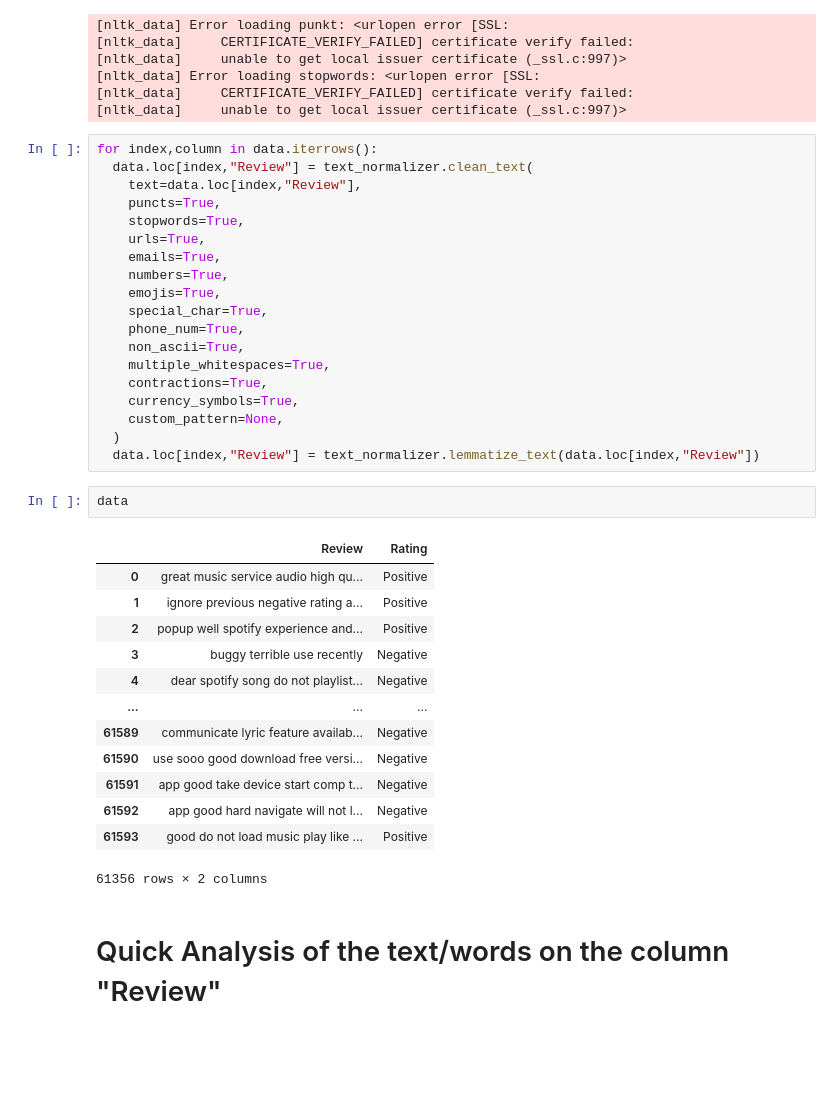
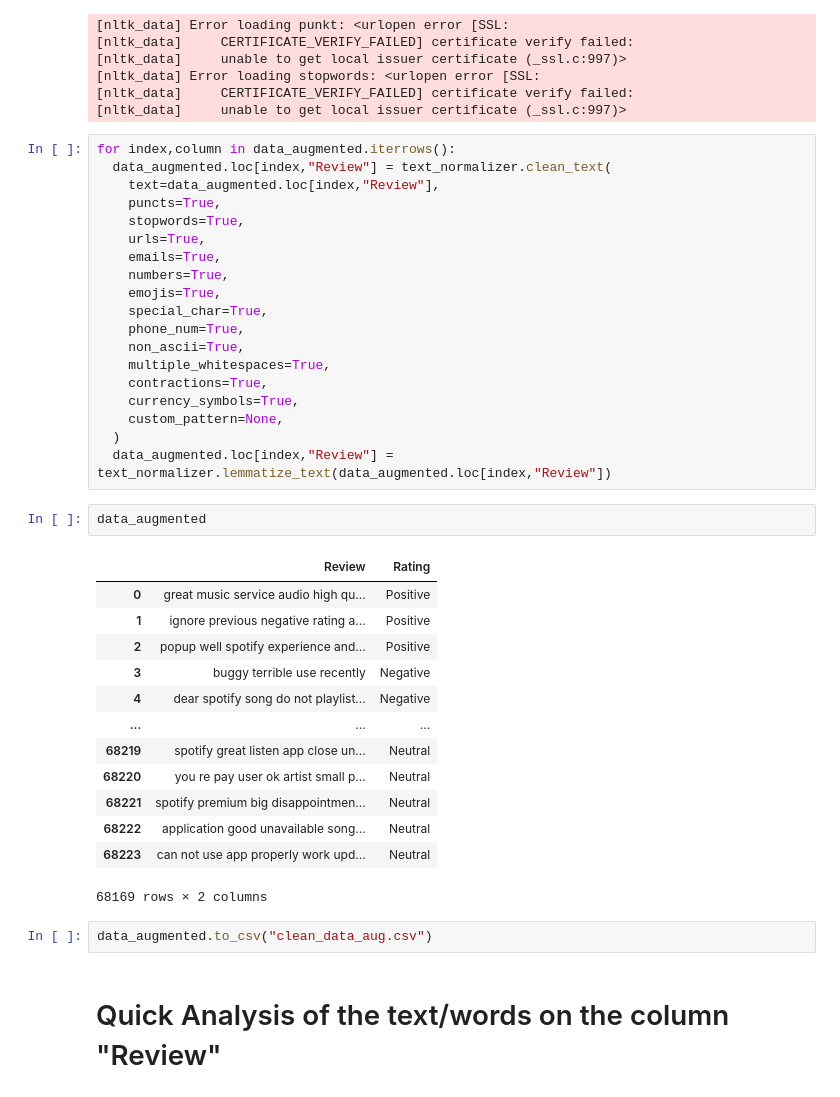
Before and after one commit to santiagoromero20/SentimentAnalysisApp-NLP-MCC, a Jupyter notebook: EDA.ipynb, the cells around one changed output. Saved outputs shown, nothing was run; the diff lists cells and outputs as text; blank space fills up the shorter version.

```diff
--- a/EDA.ipynb
+++ b/EDA.ipynb
@@ -354,9 +354,9 @@ import text_normalizer
 [nltk_data]     CERTIFICATE_VERIFY_FAILED] certificate verify failed:
 [nltk_data]     unable to get local issuer certificate (_ssl.c:997)>
 # %%
-for index,column in data.iterrows():
-  data.loc[index,"Review"] = text_normalizer.clean_text(
-    text=data.loc[index,"Review"],
+for index,column in data_augmented.iterrows():
+  data_augmented.loc[index,"Review"] = text_normalizer.clean_text(
+    text=data_augmented.loc[index,"Review"],
     puncts=True,
     stopwords=True,
     urls=True,
@@ -371,23 +371,25 @@ for index,column in data.iterrows():
     currency_symbols=True,
     custom_pattern=None,
   )
-  data.loc[index,"Review"] = text_normalizer.lemmatize_text(data.loc[index,"Review"])
+  data_augmented.loc[index,"Review"] = text_normalizer.lemmatize_text(data_augmented.loc[index,"Review"])
-# %%
-data
-# %% [output]
-|  | Review | Rating |
-| 0 | great music service audio high qu... | Positive |
-| 1 | ignore previous negative rating a... | Positive |
-| 2 | popup well spotify experience and... | Positive |
-| 3 | buggy terrible use recently | Negative |
-| 4 | dear spotify song do not playlist... | Negative |
-| ... | ... | ... |
-| 61589 | communicate lyric feature availab... | Negative |
-| 61590 | use sooo good download free versi... | Negative |
-| 61591 | app good take device start comp t... | Negative |
-| 61592 | app good hard navigate will not l... | Negative |
-| 61593 | good do not load music play like ... | Positive |
-61356 rows × 2 columns
+# %%
+data_augmented
+# %% [output]
+|  | Review | Rating |
+| 0 | great music service audio high qu... | Positive |
+| 1 | ignore previous negative rating a... | Positive |
+| 2 | popup well spotify experience and... | Positive |
+| 3 | buggy terrible use recently | Negative |
+| 4 | dear spotify song do not playlist... | Negative |
+| ... | ... | ... |
+| 68219 | spotify great listen app close un... | Neutral |
+| 68220 | you re pay user ok artist small p... | Neutral |
+| 68221 | spotify premium big disappointmen... | Neutral |
+| 68222 | application good unavailable song... | Neutral |
+| 68223 | can not use app properly work upd... | Neutral |
+68169 rows × 2 columns
+# %%
+data_augmented.to_csv("clean_data_aug.csv")
 # %% [markdown]
 # Quick Analysis of the text/words on the column "Review"
 # %%
```
Also changed, not shown: parts of 19 cells of this notebook.
